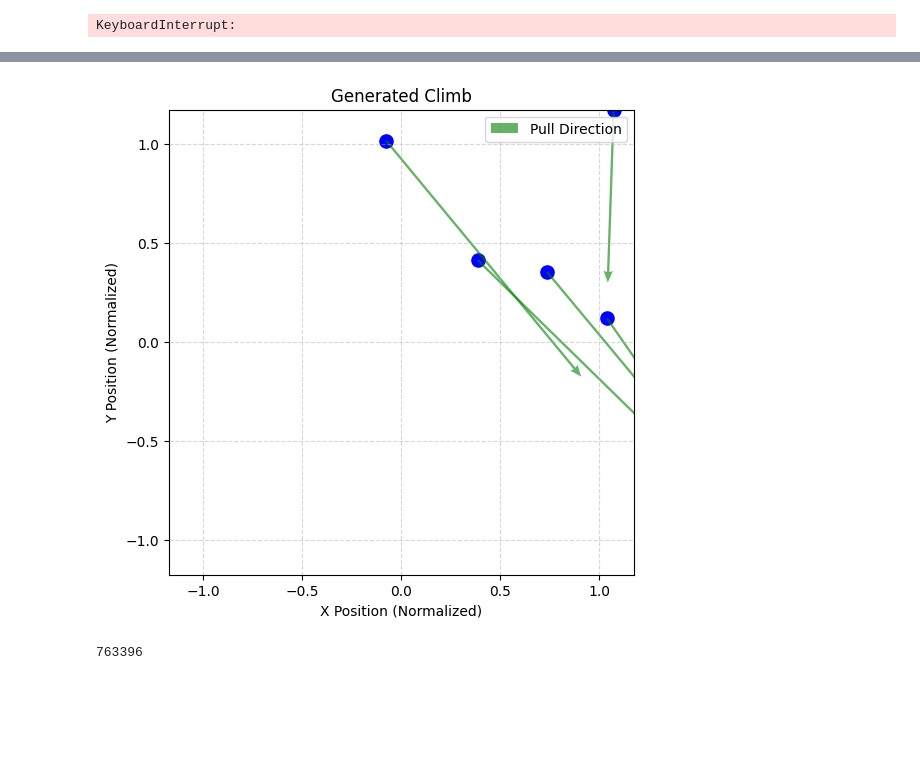
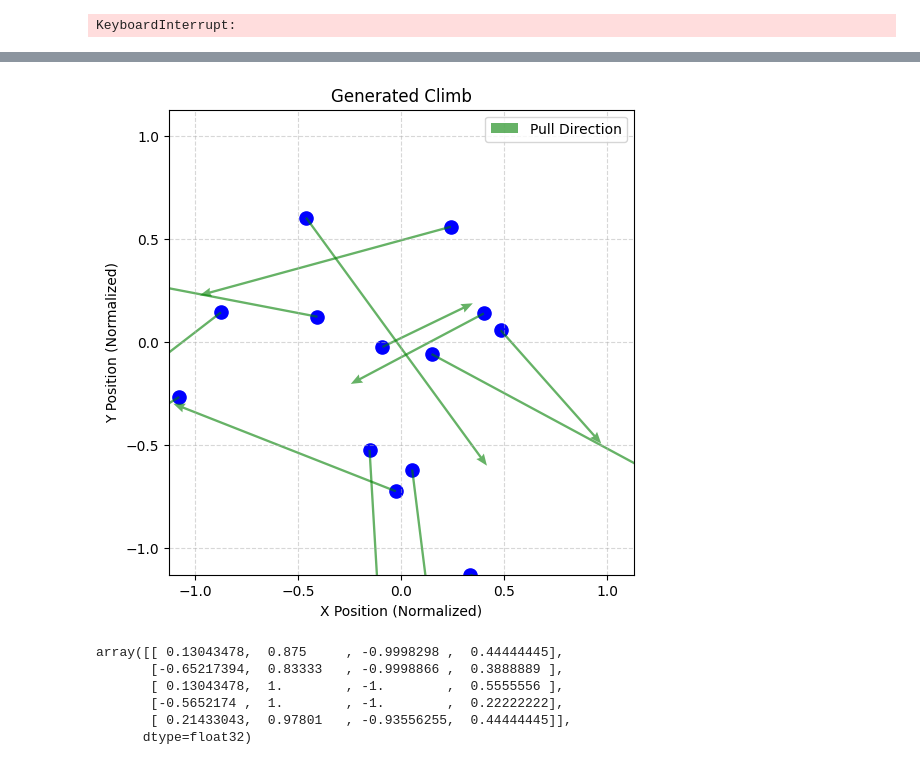
Before and after one commit to EvanMcCormick37/ml-homewall-climb-generator, a Jupyter notebook: model-training/equivariant_projected_diffusion/SimpleDiffusion.ipynb, the cells around one changed output, grey strips where cells are left out. Drawn from its saved outputs; the diff is of its cells as text; code cells hidden in the pictures; blank space fills up the shorter version.

```diff
--- a/model-training/equivariant_projected_diffusion/SimpleDiffusion.ipynb
+++ b/model-training/equivariant_projected_diffusion/SimpleDiffusion.ipynb
@@ -96,23 +96,27 @@ class ClimbDDPM(nn.Module):
         """Get loss over the real holds"""
         return F.mse_loss(pred_clean*real_mask, sample_climbs*real_mask)
 
-    def _forward_diffusion(self, clean: Tensor, t: Tensor)-> Tensor:
+    def _forward_diffusion(self, clean: Tensor, t: Tensor, x_0: Tensor | None = None)-> Tensor:
         """Perform forward diffusion to add noise to clean data based on noise adding schedule."""
+        if x_0 is None:
+            x_0 = torch.randn_like(clean, device=self.device)
         a = self._cos_alpha_bar(t)
-        return torch.sqrt(a) * clean + torch.sqrt(1-a) * torch.randn_like(clean, device=self.device)
+        return torch.sqrt(a) * clean + torch.sqrt(1-a) * x_0
 
     def _cos_alpha_bar(self, t: Tensor)-> Tensor:
         t = t.view(-1,1,1)
         epsilon = 0.0001
         return  torch.cos((t+epsilon)/(1+epsilon)*torch.pi/2)**2
 
+    @torch.no_grad()
     def generate(
         self,
         n: int,
         angle: int,
         grade: int | None = None,
+        deterministic: bool = False,
         show_steps: bool = False
-    ):
+    )->Tensor:
         """
         Generate a climb or batch of climbs with the given conditions using the standard DDPM iterative denoising process.
 
@@ -125,22 +129,19 @@ class ClimbDDPM(nn.Module):
         :return: A Tensor containing the denoised generated climbs as hold sets.
         :rtype: Tensor
         """
-        cond = torch.tensor([[grade/9-0.5 if grade else 0.0, angle/90.0, 1.0, 1.0] for _ in range(n)], device=self.device)
+        cond = torch.tensor([[grade/9-0.5 if grade else 0.0, 1.0, -1.0, angle/90.0] for _ in range(n)], device=self.device)
 
-        gen_climbs = torch.randn((n, 20, 4), device=self.device)
+        x_0 = torch.randn((n, 20, 4), device=self.device)
         t_tensor = torch.ones((n,1), device=self.device)
 
         for t in range(1, self.timesteps):
-            gen_climbs = self.predict(gen_climbs, cond, t_tensor)
+            gen_climbs = self.predict(x_0, cond, t_tensor)
             print('.',end='')
             if t == self.timesteps-1:
-                break
+                return gen_climbs
 
             t_tensor -= .01
-            gen_climbs = self._forward_diffusion(gen_climbs, t_tensor)
-
-        return gen_climbs
-
+            gen_climbs = self._forward_diffusion(gen_climbs, t_tensor, x_0 if deterministic else None)
 class DDPMTrainer():
     def __init__(
         self,
@@ -216,7 +217,6 @@ class DDPMTrainer():
                     torch.save(self.model.state_dict(), save_path)
         torch.save(self.model.state_dict(), save_path)
         return self.model, losses
-
 class ClimbsFeatureArray:
     def __init__(
             self,
@@ -330,6 +330,17 @@ class ClimbsFeatureArray:
 
         return torch.FloatTensor(x_out), torch.FloatTensor(cond_out)
 
-climbs = ClimbsFeatureArray(db_path='../data/storage.db')
-dataset = climbs.get_features()
-print(dataset[0].shape,dataset[0][0])
+def clear_compile_keys(filepath: str, map_loc: str = "cpu")->dict:
+    state_dict = torch.load(filepath, map_location=map_loc)
+    new_state_dict = {}
+    compile_prefix = "_orig_mod."
+    for k, v in state_dict.items():
+        if k.startswith(compile_prefix):
+            new_k = k.replace(compile_prefix,"")
+            new_state_dict[new_k] = v
+        else:
+            new_state_dict[k] = v
+    return new_state_dict
+# climbs = ClimbsFeatureArray(db_path='../data/storage.db')
+# dataset = climbs.get_features()
+# print(dataset[0].shape,dataset[0][0])
@@ -412,7 +399,9 @@ def plot_climb(climb_data, title="Generated Climb"):
 
     plt.show()
 
-climb = trainer.model.generate(1,45).detach().numpy().reshape(-1,4)
+model = ClimbDDPM(model=Noiser(hidden_dim=512, layers=8), predict_noise=True)
+model.load_state_dict(clear_compile_keys("simple-diffusion-large.pth"), strict=True)
+climb = model.generate(1,10,13).detach().numpy().reshape(-1,4)
 print(np.round(climb,2))
 plot_climb(climb)
 # %% [output]
@@ -439,5 +428,12 @@ plot_climb(climb)
-[figure, old version]
+[figure, new version]
 # %%
-sum([p.numel() for p in model.parameters()])
+grade_qual_ascents_angle_over_90 = dataset[1].detach().numpy()
+indices = np.random.choice(len(grade_qual_ascents_angle_over_90),5)
+grade_qual_ascents_angle_over_90[indices]
 # %% [output]
-763396
+array([[ 0.13043478,  0.875     , -0.9998298 ,  0.44444445],
+       [-0.65217394,  0.83333   , -0.9998866 ,  0.3888889 ],
+       [ 0.13043478,  1.        , -1.        ,  0.5555556 ],
+       [-0.5652174 ,  1.        , -1.        ,  0.22222222],
+       [ 0.21433043,  0.97801   , -0.93556255,  0.44444445]],
+      dtype=float32)
```
Also changed, not shown: parts of 3 cells of this notebook, 1 other file.
